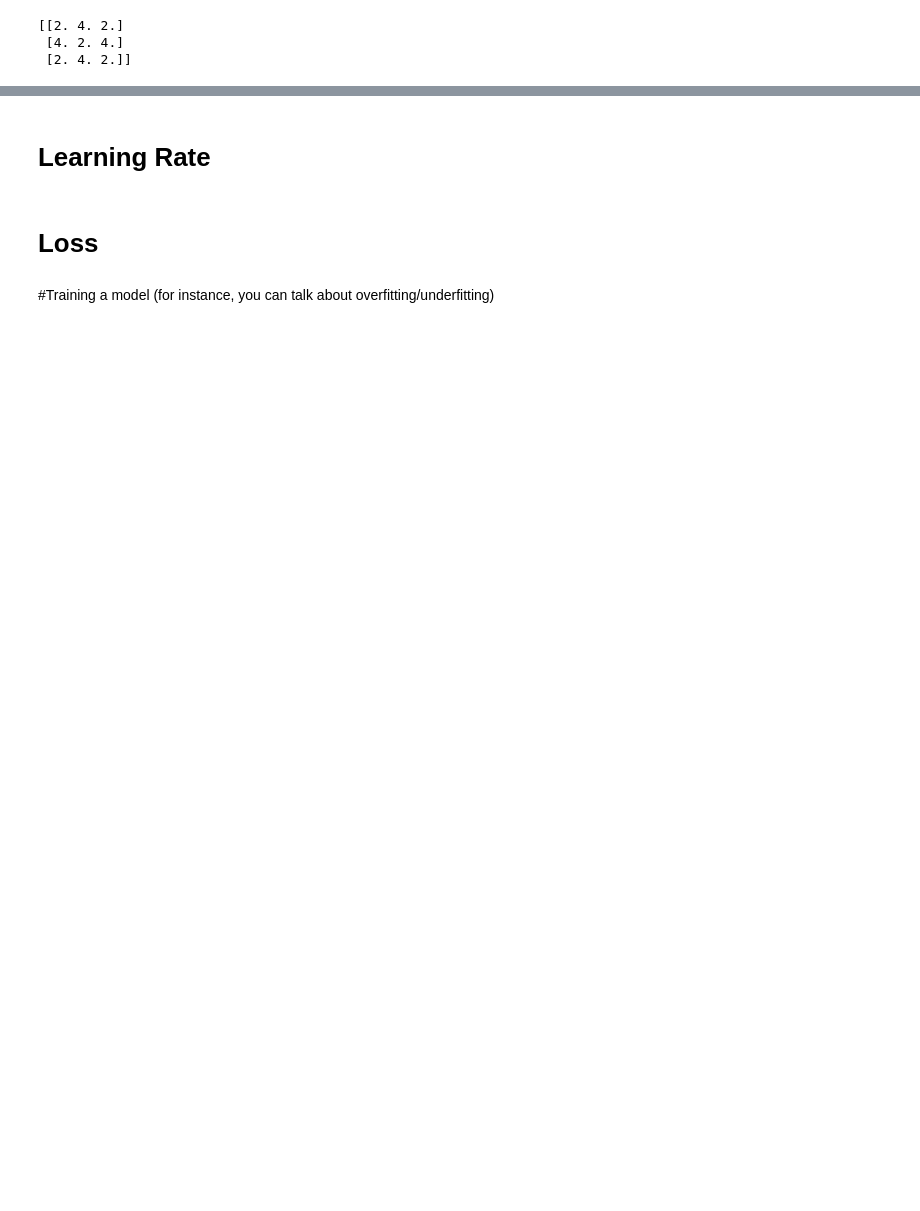
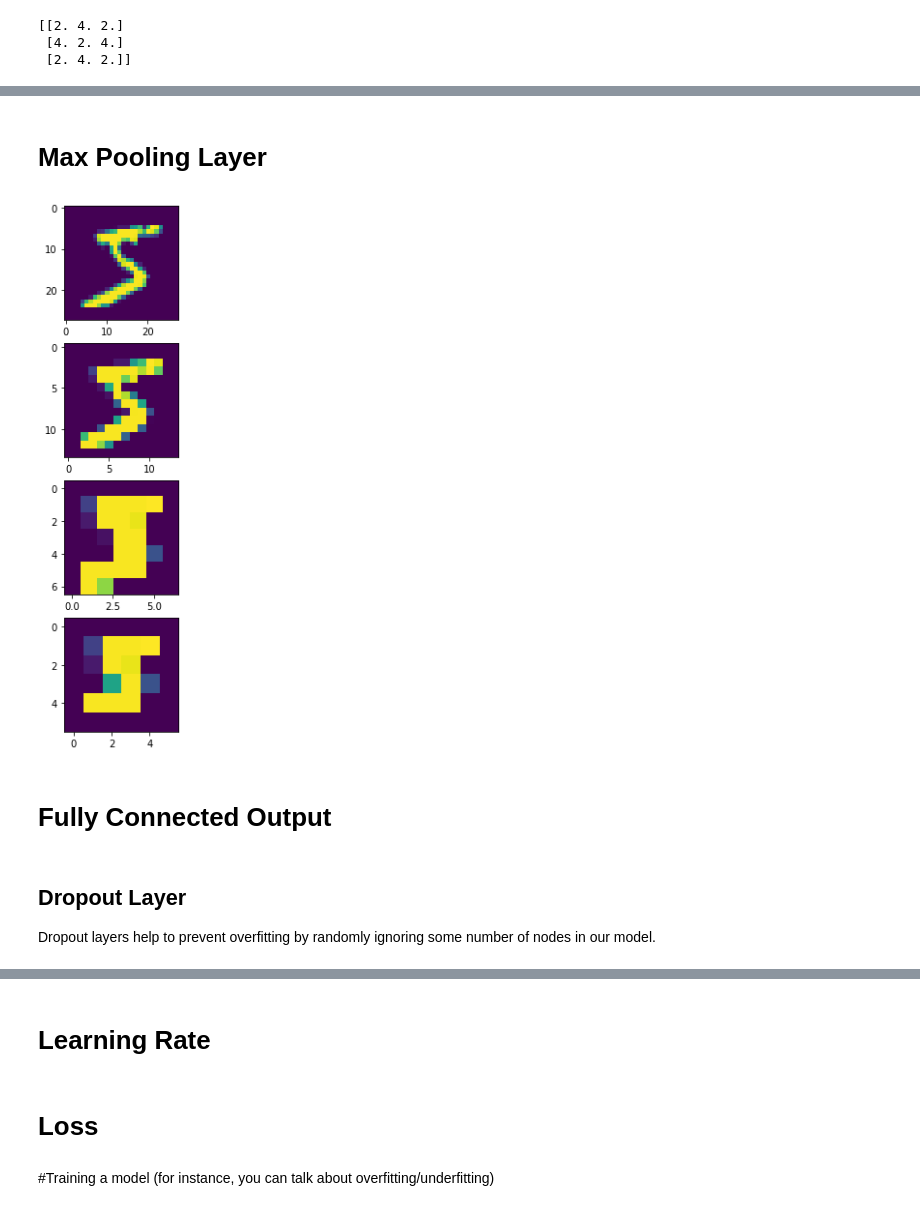
Before and after one commit to nspeer12/AI_CAP4630, a Jupyter notebook: hw5/hw5.ipynb, the cells around one changed output, grey strips where cells are left out. Cells and saved outputs as stored; diff of their text form; code cells hidden in the pictures; blank space fills up the shorter version.

```diff
--- a/hw5/hw5.ipynb
+++ b/hw5/hw5.ipynb
@@ -316,0 +369,2 @@ print(conv2d(input_mat, kernel_mat))
+# %% [markdown]
+# Max Pooling Layer
@@ -316,0 +410,15 @@ print(conv2d(input_mat, kernel_mat))
+# %%
+# compute max pooling on the input image
+strides = [1, 2, 4, 6]
+n = len(strides)
+
+imgs = [maxpooling2d(img, s) for s in strides]
+
+fig, axs = plt.subplots(n, figsize=(10,10))
+
+for i in range(n):
+    axs[i].imshow(imgs[i])
+
+plt.show()
+# %% [output]
+[figure, added]
@@ -316,0 +428,2 @@ print(conv2d(input_mat, kernel_mat))
+# %% [markdown]
+# Fully Connected Output
@@ -316,0 +436,4 @@ print(conv2d(input_mat, kernel_mat))
+# %% [markdown]
+## Dropout Layer
+
+Dropout layers help to prevent overfitting by randomly ignoring some number of nodes in our model.
```
Also changed, not shown: parts of 37 cells of this notebook.
